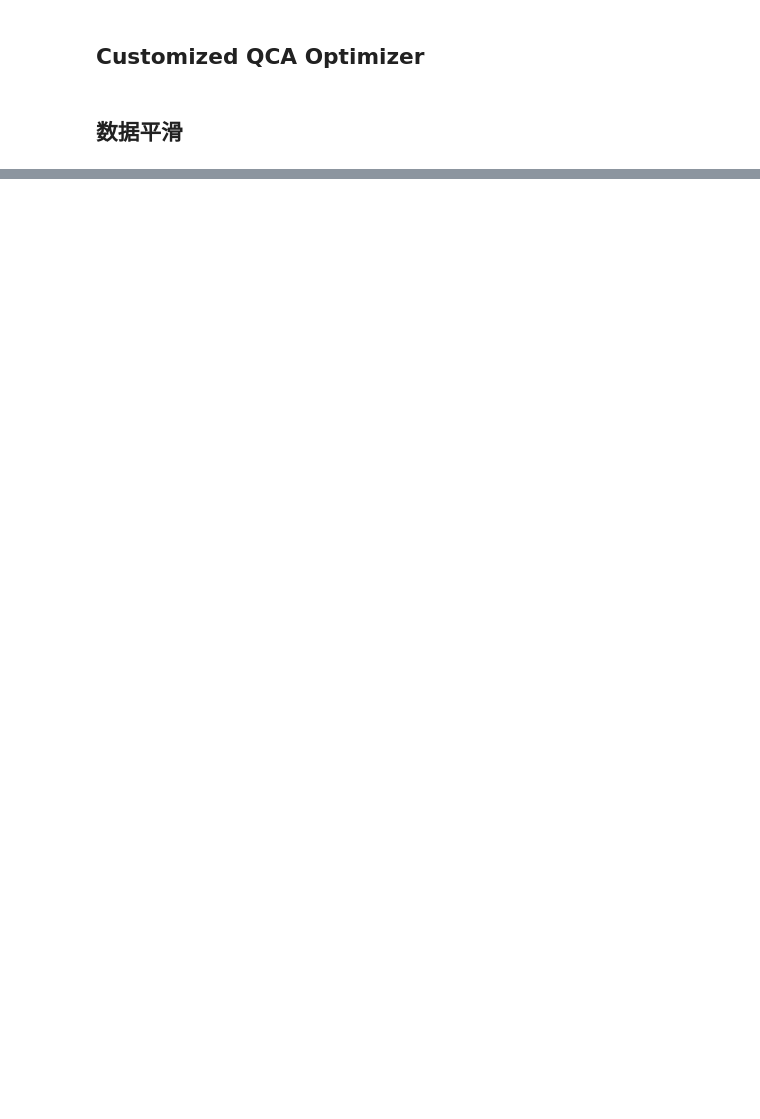
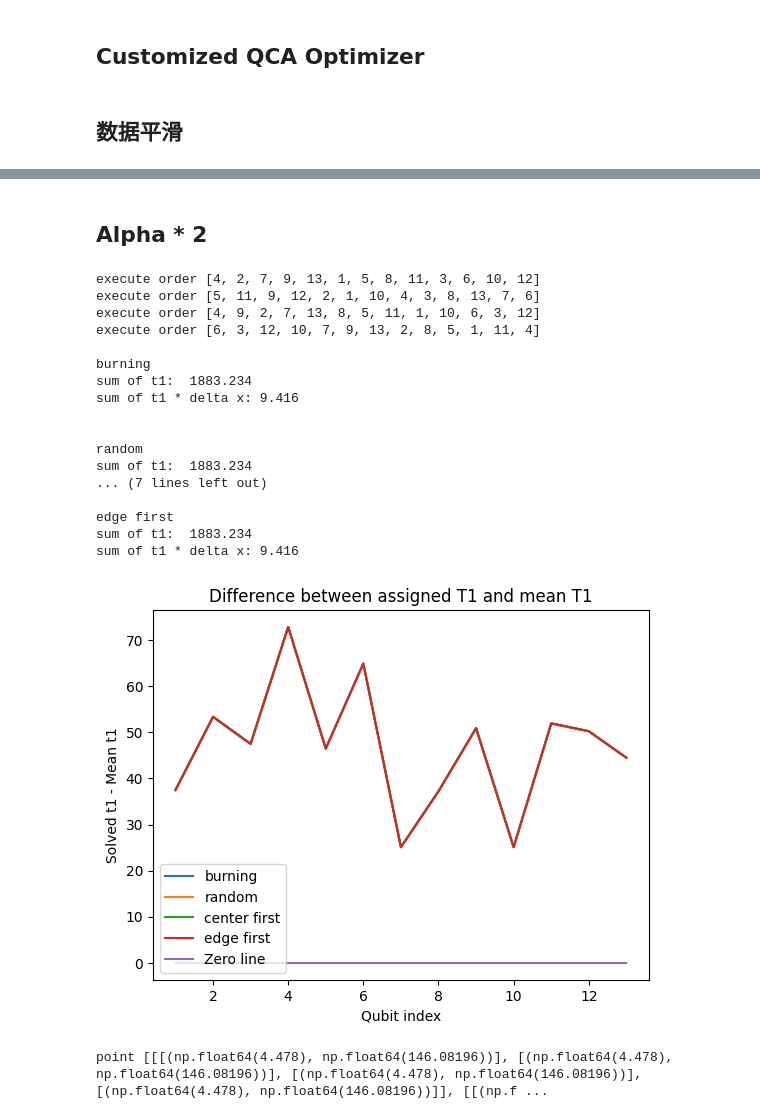
Before and after one commit to tencent-quantum-lab/Spark-Program, a Jupyter notebook: qca_zero.ipynb, the cells around one changed output, grey strips where cells are left out. Drawn from its saved outputs; the diff is of its cells as text; code cells hidden in the pictures; blank space fills up the shorter version.

```diff
--- a/qca_zero.ipynb
+++ b/qca_zero.ipynb
@@ -303,0 +402,25 @@ visualize_results(qdata_stable, points, labels)
+# %% [markdown]
+## Alpha * 2
+# %%
+order_list = order_list = [None, "random", [4, 9, 2, 7, 13, 8, 5, 11, 1, 10, 6, 3, 12], [6, 3, 12, 10, 7, 9, 13, 2, 8, 5, 1, 11, 4]]
+points = run_n_visualize(qdata_neighbor_smoothed, labels, order_list, params=(alpha*2, D))
+# %% [output]
+execute order [4, 2, 7, 9, 13, 1, 5, 8, 11, 3, 6, 10, 12]
+execute order [5, 11, 9, 12, 2, 1, 10, 4, 3, 8, 13, 7, 6]
+execute order [4, 9, 2, 7, 13, 8, 5, 11, 1, 10, 6, 3, 12]
+execute order [6, 3, 12, 10, 7, 9, 13, 2, 8, 5, 1, 11, 4]
+
+burning
+sum of t1:  1883.234
+sum of t1 * delta x: 9.416
+
+
+random
+sum of t1:  1883.234
+... (7 lines left out)
+
+edge first
+sum of t1:  1883.234
+sum of t1 * delta x: 9.416
+[figure, added]
+point [[[(np.float64(4.478), np.float64(146.08196))], [(np.float64(4.478), np.float64(146.08196))], [(np.float64(4.478), np.float64(146.08196))], [(np.float64(4.478), np.float64(146.08196))]], [[(np.f ...
```
Also changed, not shown: parts of 28 cells of this notebook.
